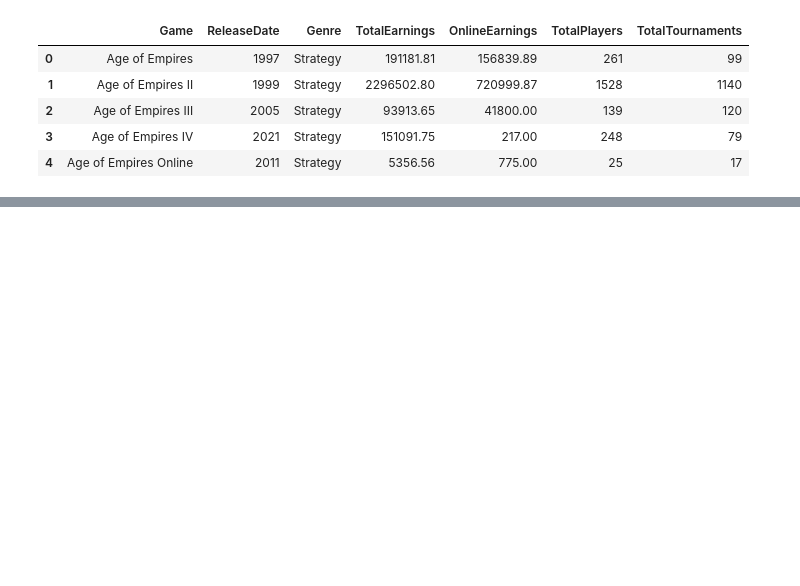
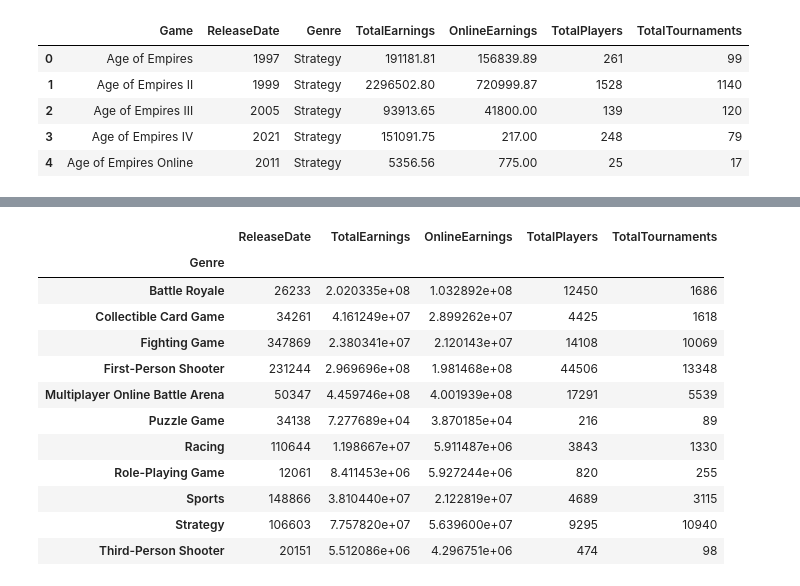
Before and after one commit to rhummel2323/TitanicComp, a Jupyter notebook: esports/seaborn-esports.ipynb, the cells around one changed output, grey strips where cells are left out. Drawn from its saved outputs; the diff is of its cells as text; code cells hidden in the pictures; blank space fills up the shorter version.

```diff
--- a/esports/seaborn-esports.ipynb
+++ b/esports/seaborn-esports.ipynb
@@ -42,0 +71,21 @@ sns.despine(left=True, bottom=True)
+# %%
+#Get a list of all genres
+genres = df.groupby(['Genre']).agg(sum)
+
+#genres = genres.index
+
+genres
+# %% [output]
+|  | ReleaseDate | TotalEarnings | OnlineEarnings | TotalPlayers | TotalTournaments |
+| Genre |  |  |  |  |  |
+| Battle Royale | 26233 | 2.020335e+08 | 1.032892e+08 | 12450 | 1686 |
+| Collectible Card Game | 34261 | 4.161249e+07 | 2.899262e+07 | 4425 | 1618 |
+| Fighting Game | 347869 | 2.380341e+07 | 2.120143e+07 | 14108 | 10069 |
+| First-Person Shooter | 231244 | 2.969696e+08 | 1.981468e+08 | 44506 | 13348 |
+| Multiplayer Online Battle Arena | 50347 | 4.459746e+08 | 4.001939e+08 | 17291 | 5539 |
+| Puzzle Game | 34138 | 7.277689e+04 | 3.870185e+04 | 216 | 89 |
+| Racing | 110644 | 1.198667e+07 | 5.911487e+06 | 3843 | 1330 |
+| Role-Playing Game | 12061 | 8.411453e+06 | 5.927244e+06 | 820 | 255 |
+| Sports | 148866 | 3.810440e+07 | 2.122819e+07 | 4689 | 3115 |
+| Strategy | 106603 | 7.757820e+07 | 5.639600e+07 | 9295 | 10940 |
+| Third-Person Shooter | 20151 | 5.512086e+06 | 4.296751e+06 | 474 | 98 |
```
Also changed, not shown: parts of 5 cells of this notebook.
